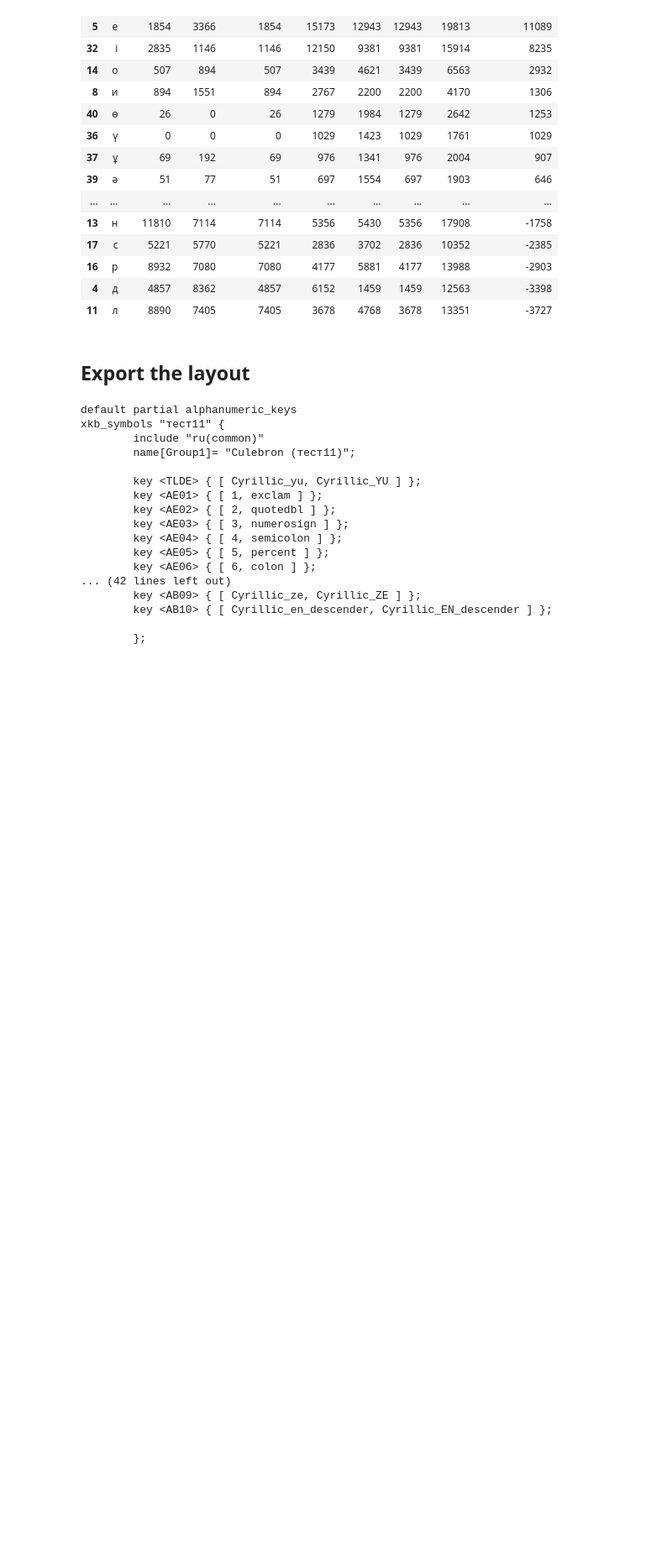
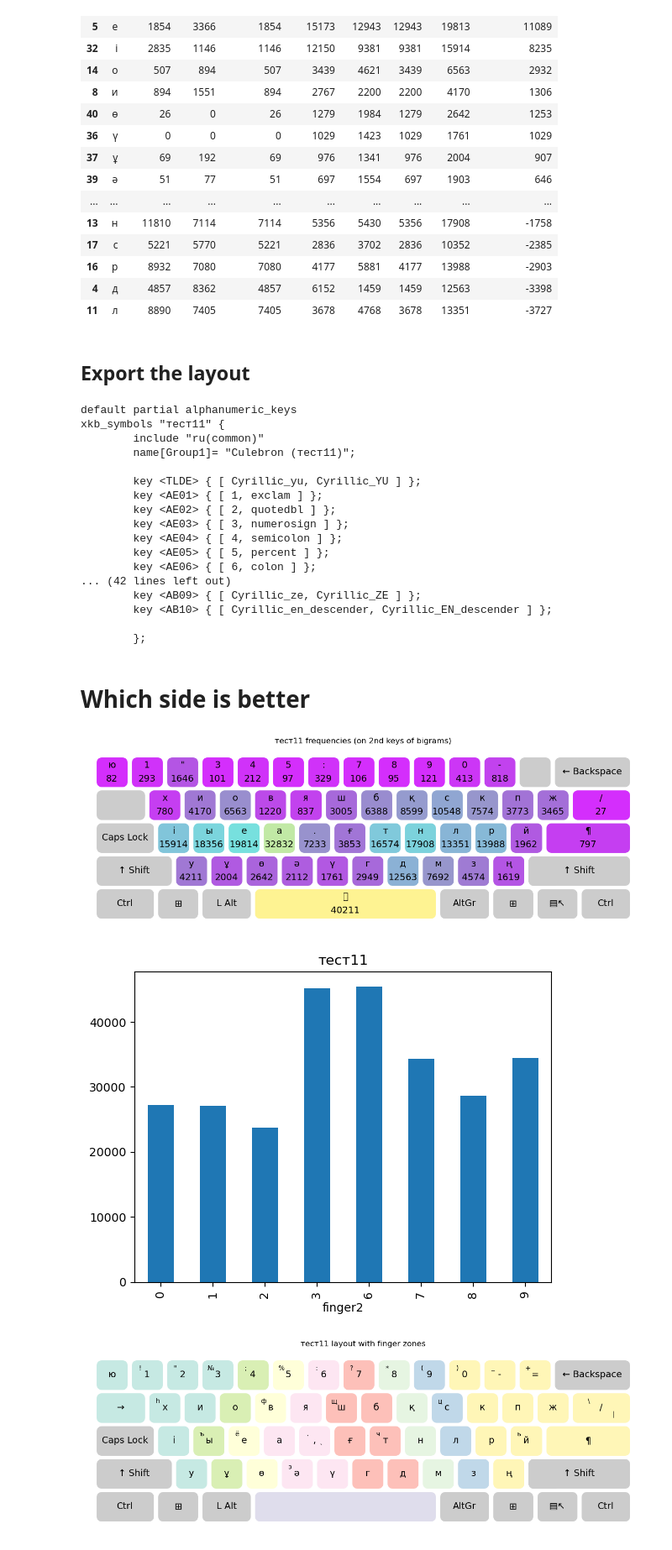
Before and after one commit to culebron/rus-layout-opt, a Jupyter notebook: Kazakh Example.ipynb, the cells around one changed output. Shown at 84% size. Cells and saved outputs as stored; diff of their text form; code cells hidden in the pictures; blank space fills up the shorter version.

```diff
--- a/Kazakh Example.ipynb
+++ b/Kazakh Example.ipynb
@@ -571,3 +593,14 @@ xkb_symbols "тест11" {
         key <AB10> { [ Cyrillic_en_descender, Cyrillic_EN_descender ] };
 
         };
+# %% [markdown]
+# Which side is better
+# %%
+res['тест11'].display('num')
+res['тест11'].load_bars()
+res['тест11'].better_side()
+res['тест11'].layout.display()
+# %% [output]
+[figure, added]
+[figure, added]
+[figure, added]
```
Also changed, not shown: parts of 7 cells of this notebook, 3 other files.
